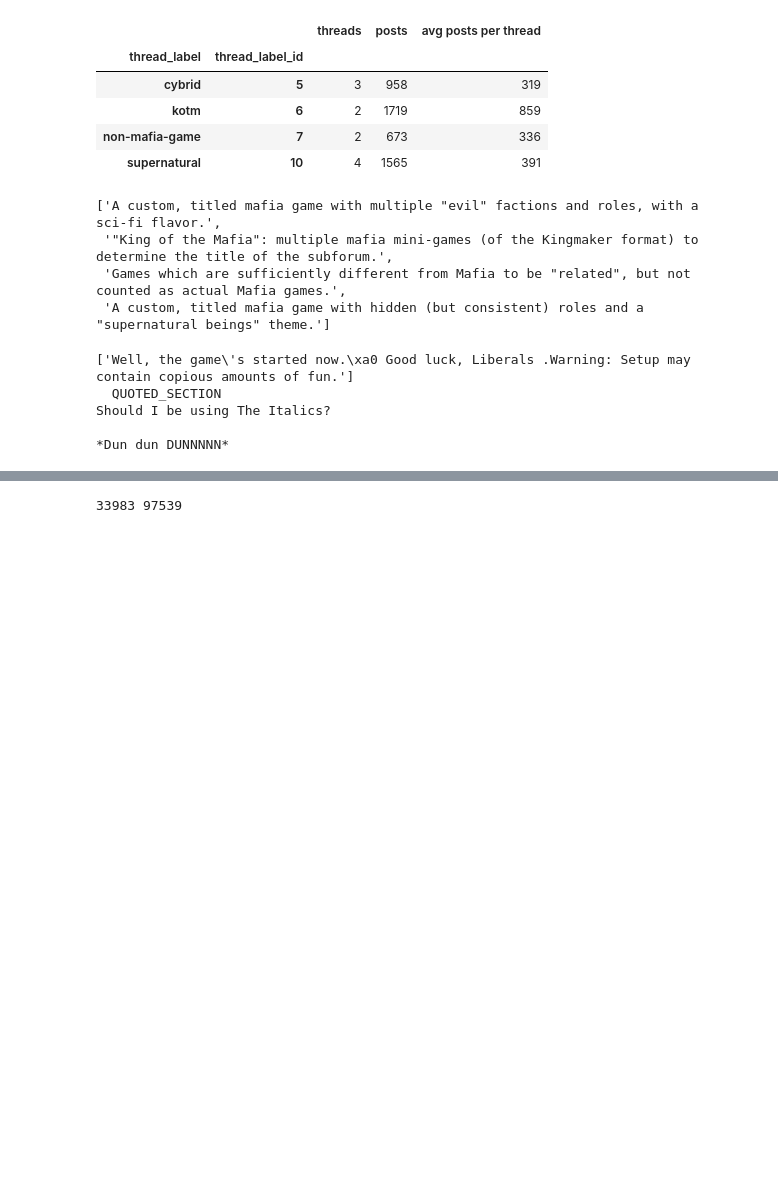
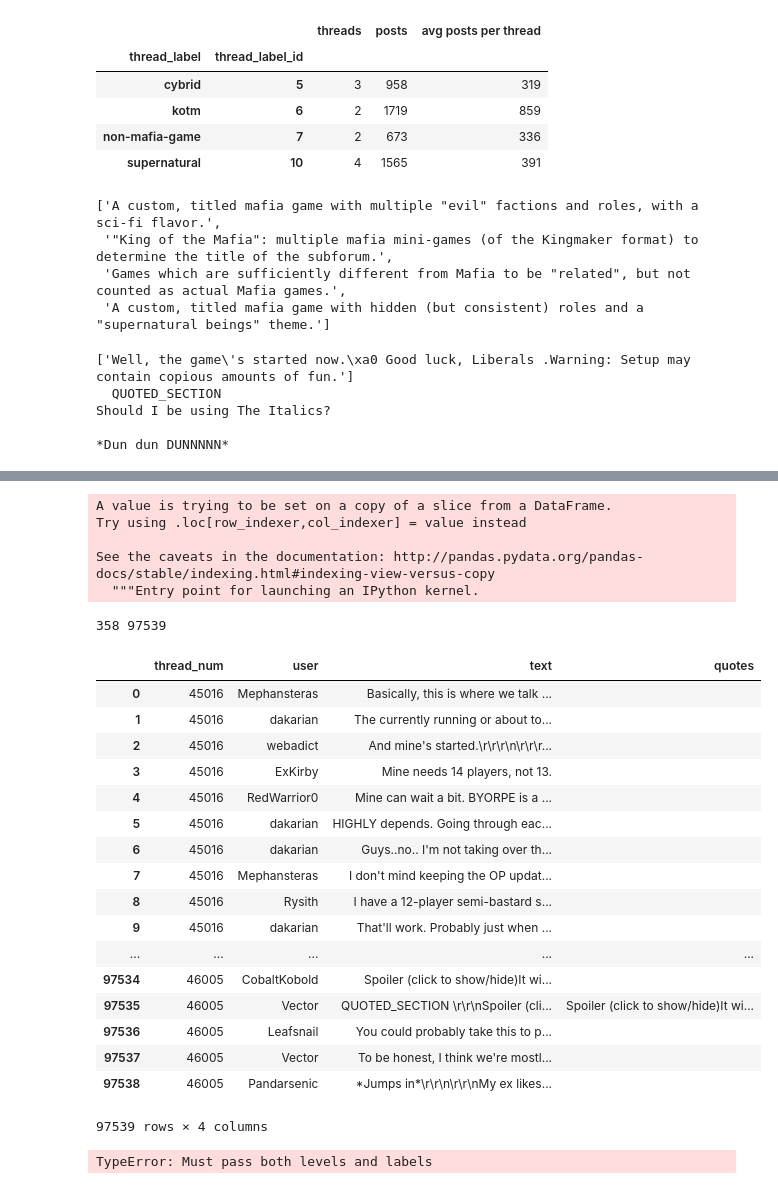
Before and after one commit to Nikishul/Kaggle-NMA-Competition, a Jupyter notebook: notebooks/NMA visualization.ipynb, the cells around one changed output, grey strips where cells are left out. Drawn from its saved outputs; the diff is of its cells as text; code cells hidden in the pictures; blank space fills up the shorter version.

```diff
--- a/notebooks/NMA visualization.ipynb
+++ b/notebooks/NMA visualization.ipynb
@@ -95,4 +74,33 @@ quotes
+# %%
+quotes["quotes"]=quotes["quotes"].apply(lambda x: x.replace('[','').replace(']',''))
+# %% [output]
+A value is trying to be set on a copy of a slice from a DataFrame.
+Try using .loc[row_indexer,col_indexer] = value instead
+
+See the caveats in the documentation: http://pandas.pydata.org/pandas-docs/stable/indexing.html#indexing-view-versus-copy
+  """Entry point for launching an IPython kernel.
 # %%
-print(len(quotes), len(post))
+print(len(thread), len(post))
 # %% [output]
-33983 97539
+358 97539
+# %%
+post
+# %% [output]
+|  | thread_num | user | text | quotes |
+| 0 | 45016 | Mephansteras | Basically, this is where we talk ... |  |
+| 1 | 45016 | dakarian | The currently running or about to... |  |
+| 2 | 45016 | webadict | And mine's started.\r\r\r\n\r\r\r... |  |
+| 3 | 45016 | ExKirby | Mine needs 14 players, not 13. |  |
+| 4 | 45016 | RedWarrior0 | Mine can wait a bit. BYORPE is a ... |  |
+| 5 | 45016 | dakarian | HIGHLY depends. Going through eac... |  |
+| 6 | 45016 | dakarian | Guys..no.. I'm not taking over th... |  |
+| 7 | 45016 | Mephansteras | I don't mind keeping the OP updat... |  |
+| 8 | 45016 | Rysith | I have a 12-player semi-bastard s... |  |
+| 9 | 45016 | dakarian | That'll work. Probably just when ... |  |
+| ... | ... | ... | ... | ... |
+| 97534 | 46005 | CobaltKobold | Spoiler (click to show/hide)It wi... |  |
+| 97535 | 46005 | Vector | QUOTED_SECTION \r\r\nSpoiler (cli... | Spoiler (click to show/hide)It wi... |
+| 97536 | 46005 | Leafsnail | You could probably take this to p... |  |
+| 97537 | 46005 | Vector | To be honest, I think we're mostl... |  |
+| 97538 | 46005 | Pandarsenic | *Jumps in*\r\r\n\r\r\nMy ex likes... |  |
+97539 rows × 4 columns
@@ -98,0 +112,4 @@ print(len(quotes), len(post))
+# %%
+m = pd.MultiIndex(unique_users.index)
+# %% [output]
+TypeError: Must pass both levels and labels
```
Also changed, not shown: parts of 4 cells of this notebook, 8 other files.
